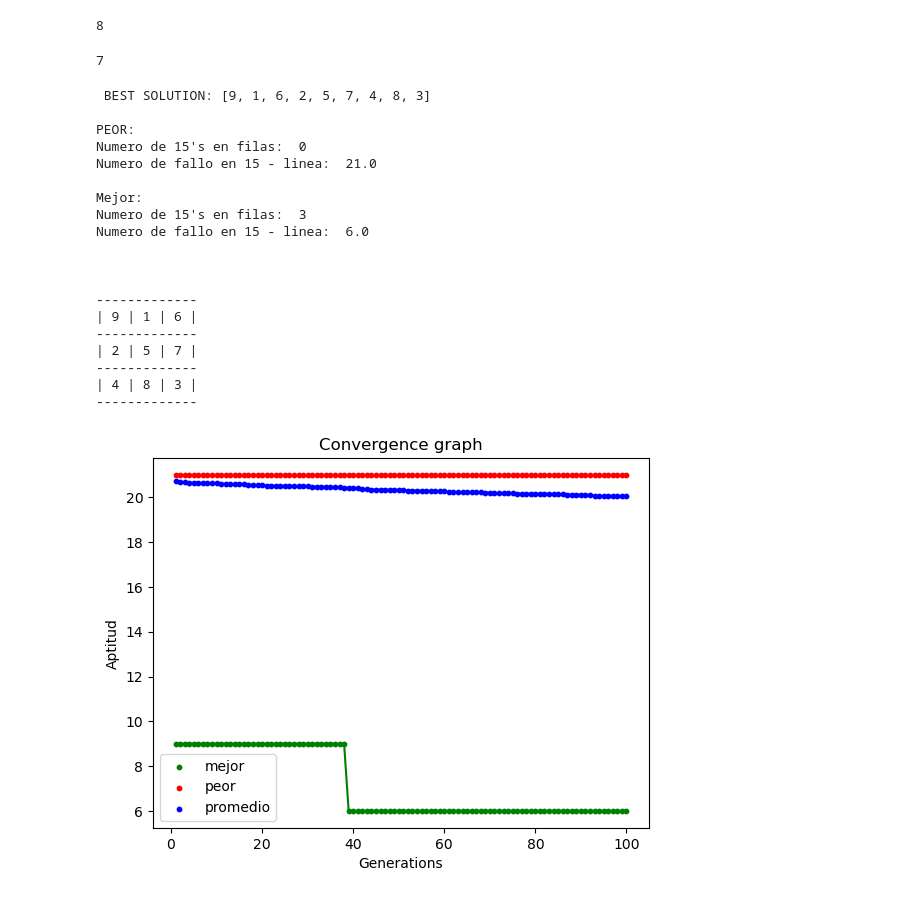
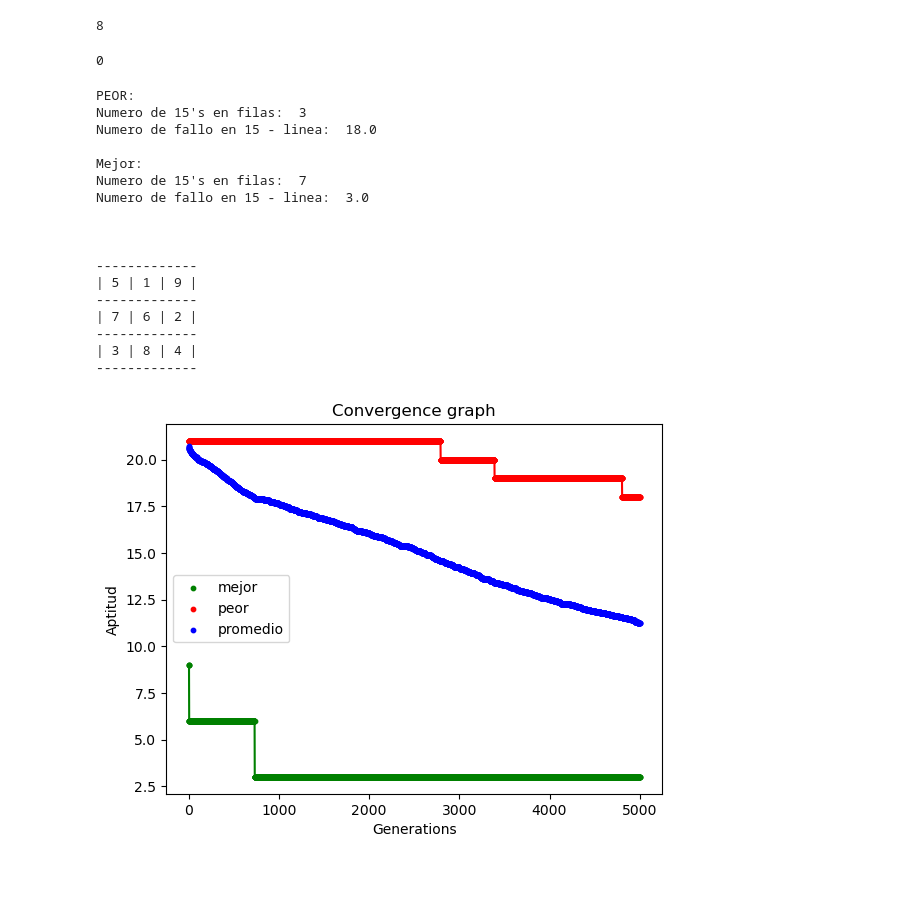
Before and after one commit to PhilipSanM/AI_L0v3rs, a Jupyter notebook: AI_Eng/bio_inspired algorithms/GA/Magic Square.ipynb, the cells around one changed output. Saved outputs shown, nothing was run; the diff lists cells and outputs as text; code cells hidden in the pictures.

```diff
--- a/AI_Eng/bio_inspired algorithms/GA/Magic Square.ipynb
+++ b/AI_Eng/bio_inspired algorithms/GA/Magic Square.ipynb
@@ -269,15 +269,20 @@ def GA_Magic_Square(cost_func,populationSize, mutationRate, crossRate, maxIterat
     best = []
     worst = []
     average = []
-
+    i = 0
     for i in range(maxIterations):
 #         print("====================================================================")
 #         print(f"============ Generacion: {i + 1}===================================")
 #         print("====================================================================")
 
-        indexedParents = selectParents(parents, populationSize, cost_func, n, k)
+#         indexedParents = selectParents(parents, populationSize, cost_func, n, k)
 
+#        Xd esto lo puse para que agarre a la mitad mejor
+        indexedParents = [i for i in range(populationSize // 2)]
 #         print(indexedParents)
+
+
+
 
         children = createChildren(parents, indexedParents, crossRate)
 
@@ -314,6 +319,7 @@ def GA_Magic_Square(cost_func,populationSize, mutationRate, crossRate, maxIterat
 
 
 
+
     #     Metrics
         best.append(cost_func(parents[0], n, k))
         worst.append(cost_func(parents[-1], n, k))
@@ -324,8 +330,29 @@ def GA_Magic_Square(cost_func,populationSize, mutationRate, crossRate, maxIterat
 
         average.append(prom/len(parents))
 
-    print('\n\n\n BEST SOLUTION:', parents[0], '\n')
-    return best,worst,average, parents
+#         print('\n\n\n BEST SOLUTION:', parents[0], '\n')
+
+#        Stop criteria
+
+        if cost_func == get_min_error and get_min_error(parents[0], n, k) == 0:
+            print("CRITERIO DE PARO: Encontramos un cuadrado magico")
+            print('\n\n\n BEST SOLUTION:', parents[0], '\n')
+            print('\n\n\n Iteraciones echas:', i, '\n')
+            break
+
+        if get_min_error(parents[0], n, k) == get_min_error(parents[-1], n, k):
+            print("CRITERIO DE PARO: Se perdio diversificacion pai")
+            print('\n\n\n BEST SOLUTION:', parents[0], '\n')
+            print('\n\n\n Iteraciones echas:', i, '\n')
+            break
+
+
+
+
+
+
+
+    return best,worst,average, parents, i
 # %%
 print_magic_square([4, 9, 2, 3, 5, 7, 8, 1 ,6], 3)
 # %% [output]
@@ -341,50 +368,48 @@ get_succes_sum([4, 9, 2, 3, 5, 7, 8, 1 ,6], 3, 15)
 # %% [output]
 8
 # %%
-get_min_error([5, 1, 9, 6, 7, 2, 4, 8, 3] , 3, 15)
+get_min_error([4, 9, 2, 3, 5, 7, 8, 1 ,6] , 3, 15)
 # %% [output]
-7
+0
 # %%
 cost_func = get_min_error
 populationSize = 1000
 mutationRate = 0.3
 crossRate = 0.9
-maxIterations = 100
+maxIterations = 5000
 n = 3
 
-bests,worsts,averages, parents = GA_Magic_Square(cost_func, populationSize, mutationRate, crossRate, maxIterations, n)
+bests,worsts,averages, parents, iterations = GA_Magic_Square(cost_func, populationSize, mutationRate, crossRate, maxIterations, n)
 
 print("PEOR:")
 print("Numero de 15's en filas: ",get_succes_sum(parents[-1], n, get_k(n)))
 print("Numero de fallo en 15 - linea: ",get_min_error(parents[-1], n, get_k(n)))
 
 
 print("\nMejor:")
 print("Numero de 15's en filas: ",get_succes_sum(parents[0], n, get_k(n)))
 print("Numero de fallo en 15 - linea: ",get_min_error(parents[0], n, get_k(n)))
 
 print_magic_square(parents[0], n)
 
 
-graphicate(bests, worsts, averages, maxIterations)
+graphicate(bests, worsts, averages, len(bests))
 # %% [output]
- BEST SOLUTION: [9, 1, 6, 2, 5, 7, 4, 8, 3]
-
 PEOR:
-Numero de 15's en filas:  0
-Numero de fallo en 15 - linea:  21.0
+Numero de 15's en filas:  3
+Numero de fallo en 15 - linea:  18.0
 
 Mejor:
-Numero de 15's en filas:  3
-Numero de fallo en 15 - linea:  6.0
+Numero de 15's en filas:  7
+Numero de fallo en 15 - linea:  3.0
 
 
 
 -------------
-| 9 | 1 | 6 |
+| 5 | 1 | 9 |
 -------------
-| 2 | 5 | 7 |
+| 7 | 6 | 2 |
 -------------
-| 4 | 8 | 3 |
+| 3 | 8 | 4 |
 -------------
-[figure, old version]
+[figure, new version]
```
Also changed, not shown: parts of 3 cells of this notebook.
